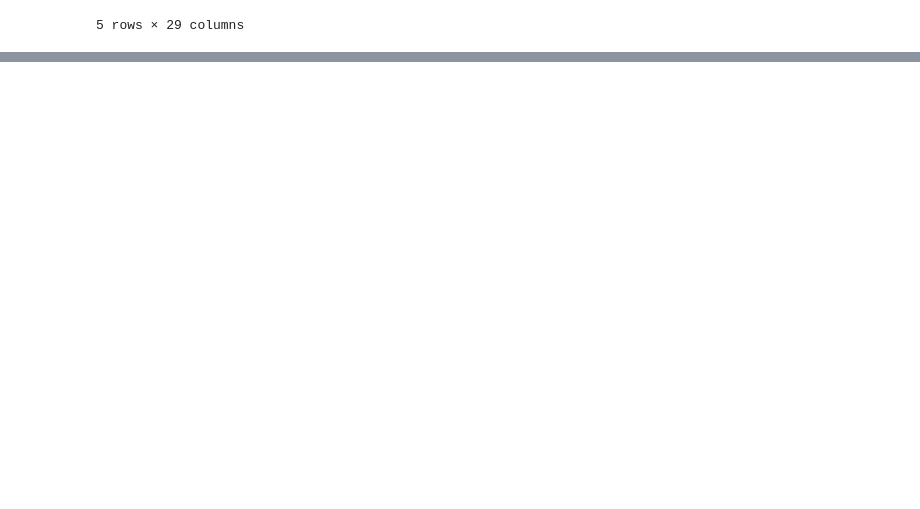
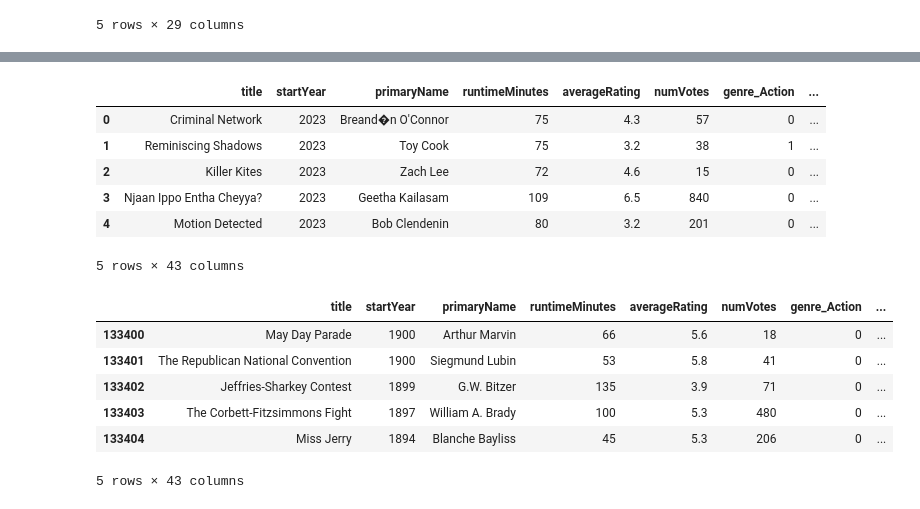
Before and after one commit to tdanh2018/movie-analysis, a Jupyter notebook: Movie_Recommendations/data_clean.ipynb, the cells around one changed output, grey strips where cells are left out. Drawn from its saved outputs; the diff is of its cells as text; code cells hidden in the pictures; blank space fills up the shorter version.

```diff
--- a/Movie_Recommendations/data_clean.ipynb
+++ b/Movie_Recommendations/data_clean.ipynb
@@ -306,0 +353,9 @@ Column names in the DataFrame:
+# %%
+# Sort the DataFrame by 'startYear' in descending order
+sorted_df = merged_df.sort_values(by='startYear', ascending=False)
+
+# If you want to save the sorted DataFrame back to the original DataFrame
+merged_df = sorted_df
+
+# Reset the index
+merged_df.reset_index(drop=True, inplace=True)
@@ -306,0 +373,18 @@ Column names in the DataFrame:
+# %%
+display(merged_df.head())
+display(merged_df.tail())
+# %% [output]
+|  | title | startYear | primaryName | runtimeMinutes | averageRating | numVotes | genre_Action | ... |
+| 0 | Criminal Network | 2023 | Breand�n O'Connor | 75 | 4.3 | 57 | 0 | ... |
+| 1 | Reminiscing Shadows | 2023 | Toy Cook | 75 | 3.2 | 38 | 1 | ... |
+| 2 | Killer Kites | 2023 | Zach Lee | 72 | 4.6 | 15 | 0 | ... |
+| 3 | Njaan Ippo Entha Cheyya? | 2023 | Geetha Kailasam | 109 | 6.5 | 840 | 0 | ... |
+| 4 | Motion Detected | 2023 | Bob Clendenin | 80 | 3.2 | 201 | 0 | ... |
+5 rows × 43 columns
+|  | title | startYear | primaryName | runtimeMinutes | averageRating | numVotes | genre_Action | ... |
+| 133400 | May Day Parade | 1900 | Arthur Marvin | 66 | 5.6 | 18 | 0 | ... |
+| 133401 | The Republican National Convention | 1900 | Siegmund Lubin | 53 | 5.8 | 41 | 0 | ... |
+| 133402 | Jeffries-Sharkey Contest | 1899 | G.W. Bitzer | 135 | 3.9 | 71 | 0 | ... |
+| 133403 | The Corbett-Fitzsimmons Fight | 1897 | William A. Brady | 100 | 5.3 | 480 | 0 | ... |
+| 133404 | Miss Jerry | 1894 | Blanche Bayliss | 45 | 5.3 | 206 | 0 | ... |
+5 rows × 43 columns
```
Also changed, not shown: parts of 10 cells of this notebook, 5 other files.
